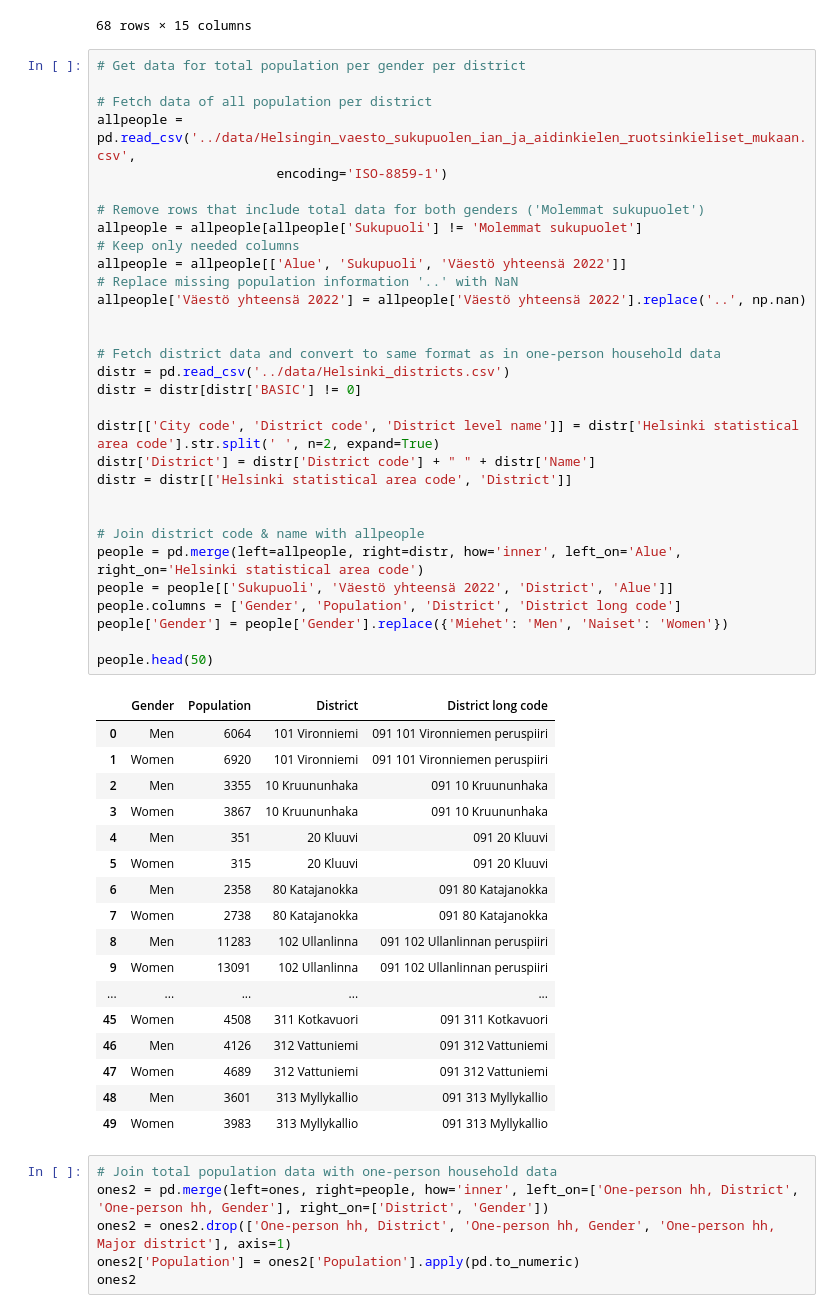
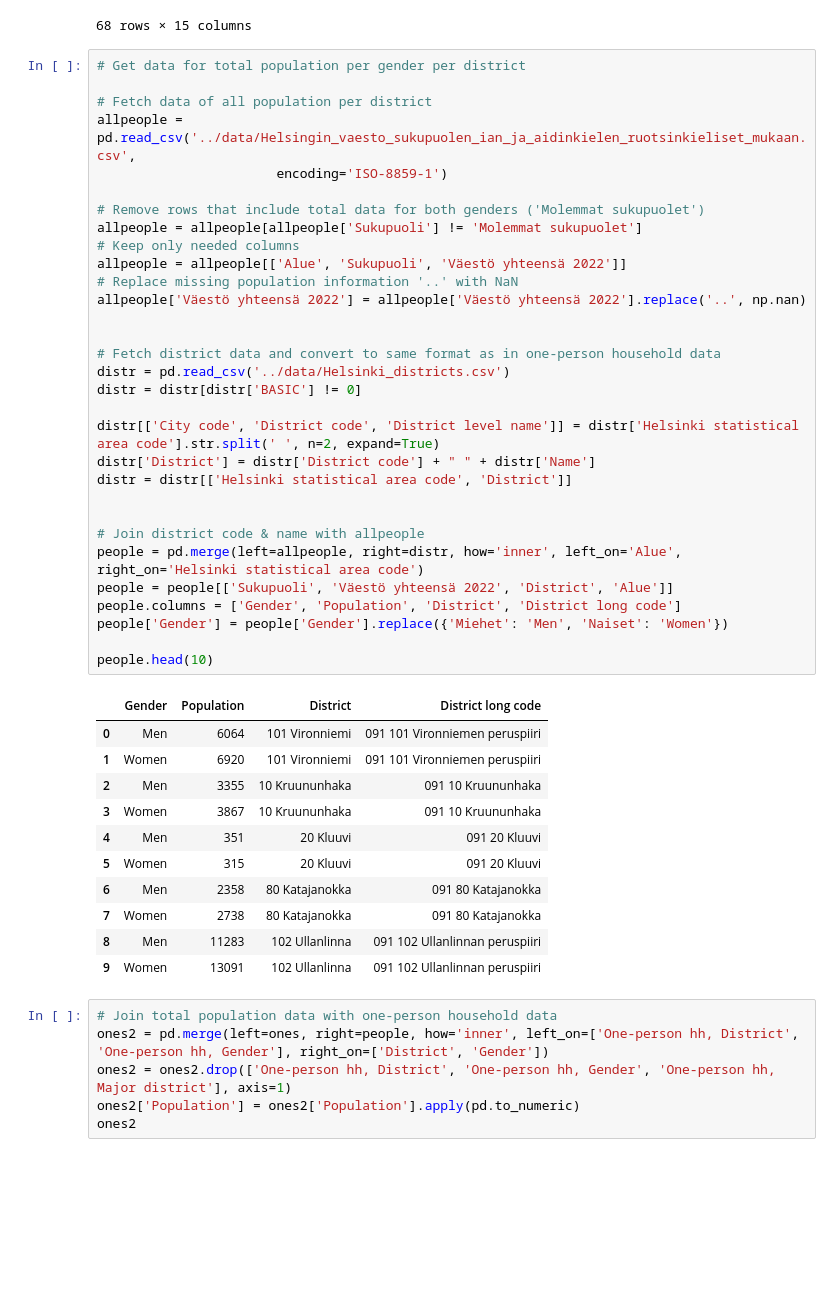
Before and after one commit to phuvio/Introduction-to-Data-Science, a Jupyter notebook: src/Data_processing.ipynb, the cells around one changed output. Saved outputs shown, nothing was run; the diff lists cells and outputs as text; blank space fills up the shorter version.

```diff
--- a/src/Data_processing.ipynb
+++ b/src/Data_processing.ipynb
@@ -83,40 +87,34 @@ allpeople = allpeople[['Alue', 'Sukupuoli', 'Väestö yhteensä 2022']]
 allpeople['Väestö yhteensä 2022'] = allpeople['Väestö yhteensä 2022'].replace('..', np.nan)
 
 
 # Fetch district data and convert to same format as in one-person household data
 distr = pd.read_csv('../data/Helsinki_districts.csv')
 distr = distr[distr['BASIC'] != 0]
 
 distr[['City code', 'District code', 'District level name']] = distr['Helsinki statistical area code'].str.split(' ', n=2, expand=True)
 distr['District'] = distr['District code'] + " " + distr['Name']
 distr = distr[['Helsinki statistical area code', 'District']]
 
 
 # Join district code & name with allpeople
 people = pd.merge(left=allpeople, right=distr, how='inner', left_on='Alue', right_on='Helsinki statistical area code')
 people = people[['Sukupuoli', 'Väestö yhteensä 2022', 'District', 'Alue']]
 people.columns = ['Gender', 'Population', 'District', 'District long code']
 people['Gender'] = people['Gender'].replace({'Miehet': 'Men', 'Naiset': 'Women'})
 
-people.head(50)
+people.head(10)
 # %% [output]
 |  | Gender | Population | District | District long code |
 | 0 | Men | 6064 | 101 Vironniemi | 091 101 Vironniemen peruspiiri |
 | 1 | Women | 6920 | 101 Vironniemi | 091 101 Vironniemen peruspiiri |
 | 2 | Men | 3355 | 10 Kruununhaka | 091 10 Kruununhaka |
 | 3 | Women | 3867 | 10 Kruununhaka | 091 10 Kruununhaka |
 | 4 | Men | 351 | 20 Kluuvi | 091 20 Kluuvi |
 | 5 | Women | 315 | 20 Kluuvi | 091 20 Kluuvi |
 | 6 | Men | 2358 | 80 Katajanokka | 091 80 Katajanokka |
 | 7 | Women | 2738 | 80 Katajanokka | 091 80 Katajanokka |
 | 8 | Men | 11283 | 102 Ullanlinna | 091 102 Ullanlinnan peruspiiri |
 | 9 | Women | 13091 | 102 Ullanlinna | 091 102 Ullanlinnan peruspiiri |
-| ... | ... | ... | ... | ... |
-| 45 | Women | 4508 | 311 Kotkavuori | 091 311 Kotkavuori |
-| 46 | Men | 4126 | 312 Vattuniemi | 091 312 Vattuniemi |
-| 47 | Women | 4689 | 312 Vattuniemi | 091 312 Vattuniemi |
-| 48 | Men | 3601 | 313 Myllykallio | 091 313 Myllykallio |
-| 49 | Women | 3983 | 313 Myllykallio | 091 313 Myllykallio |
 # %%
 # Join total population data with one-person household data
 ones2 = pd.merge(left=ones, right=people, how='inner', left_on=['One-person hh, District', 'One-person hh, Gender'], right_on=['District', 'Gender'])
```
Also changed, not shown: parts of 10 cells of this notebook, 4 other files.
